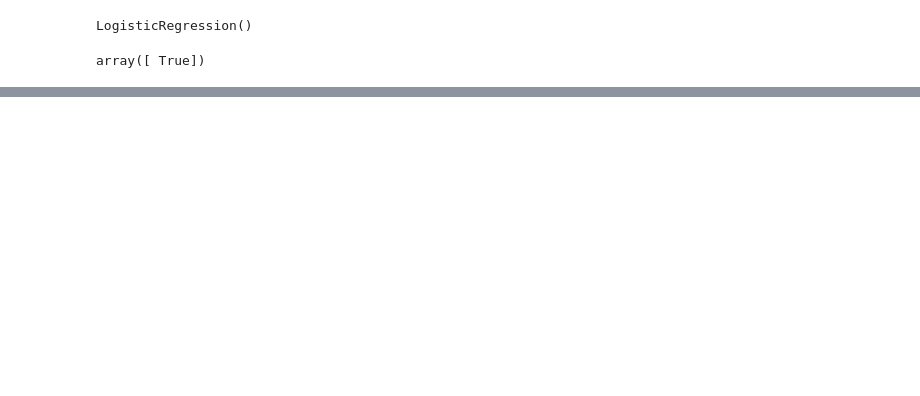
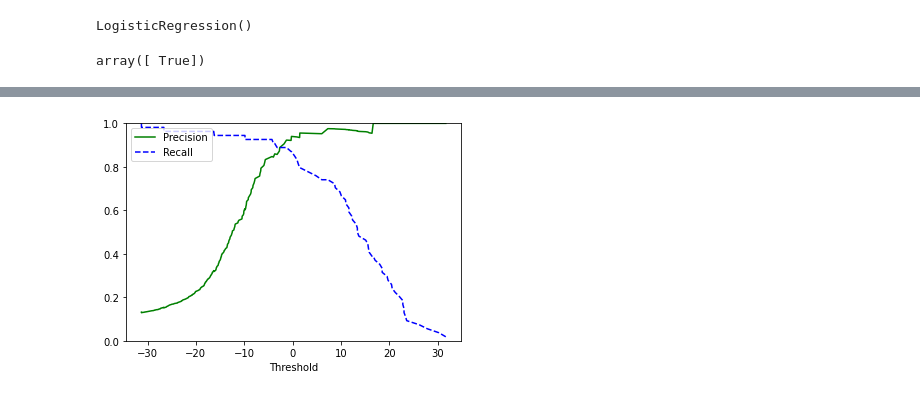
Before and after one commit to muskan300600/mnist, a Jupyter notebook: mnist.ipynb, the cells around one changed output, grey strips where cells are left out. Saved outputs shown, nothing was run; the diff lists cells and outputs as text; code cells hidden in the pictures; blank space fills up the shorter version.

```diff
--- a/mnist.ipynb
+++ b/mnist.ipynb
@@ -230,0 +404,2 @@ b.mean()
+# %%
+y_scores_n = cross_val_predict(modeln, x_train, y_train_n, cv=3, method = 'decision_function' )
@@ -230,0 +426,2 @@ b.mean()
+# %%
+precisions, recalls, thresholds = precision_recall_curve(y_train_n, y_scores_n)
@@ -230,0 +488,9 @@ b.mean()
+# %%
+plt.plot(thresholds, precisions[:-1], "g-", label = "Precision")
+plt.plot(thresholds, recalls[:-1], "b--", label = "Recall")
+plt.xlabel("Threshold")
+plt.legend(loc='upper left')
+plt.ylim([0,1])
+plt.show()
+# %% [output]
+[figure, added]
```
Also changed, not shown: parts of 45 cells of this notebook.
